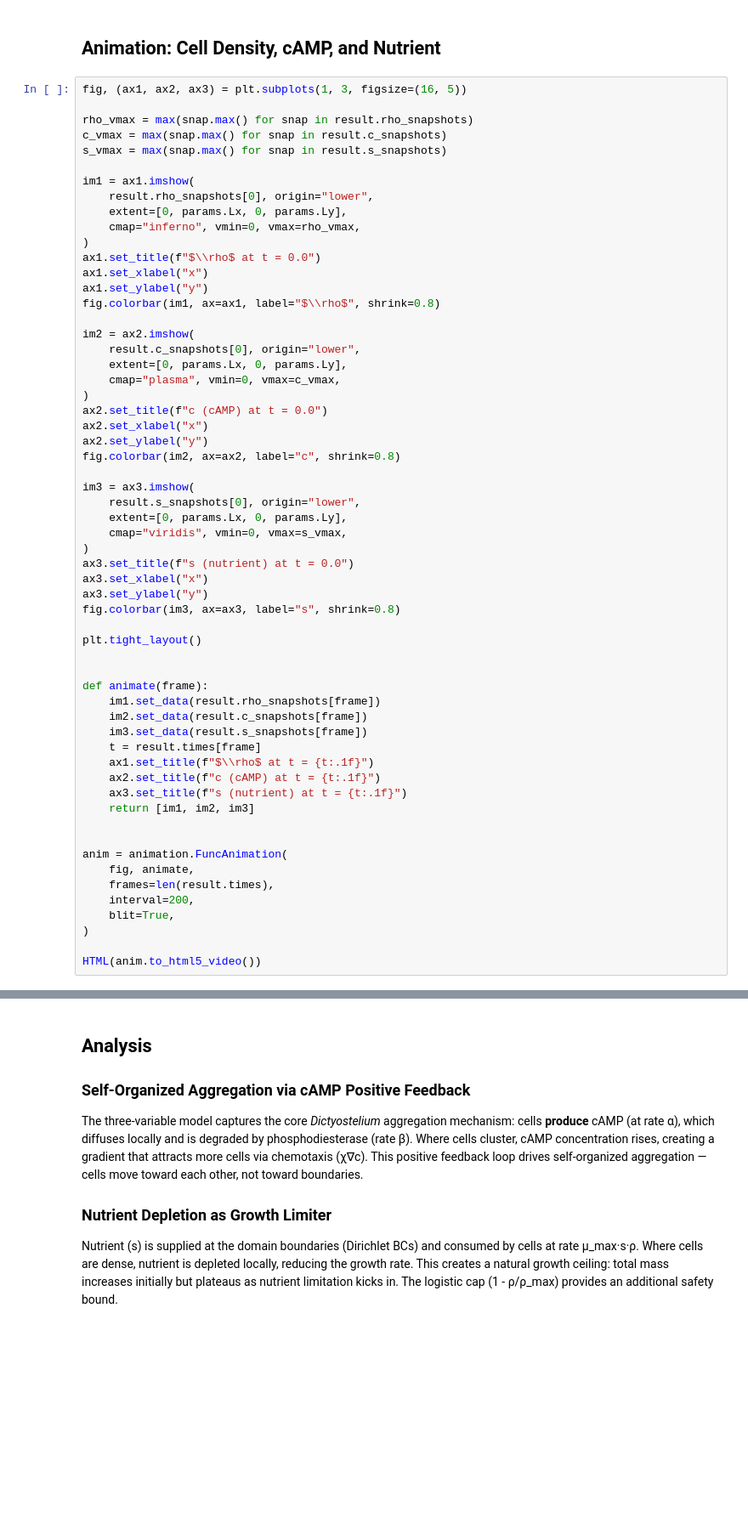
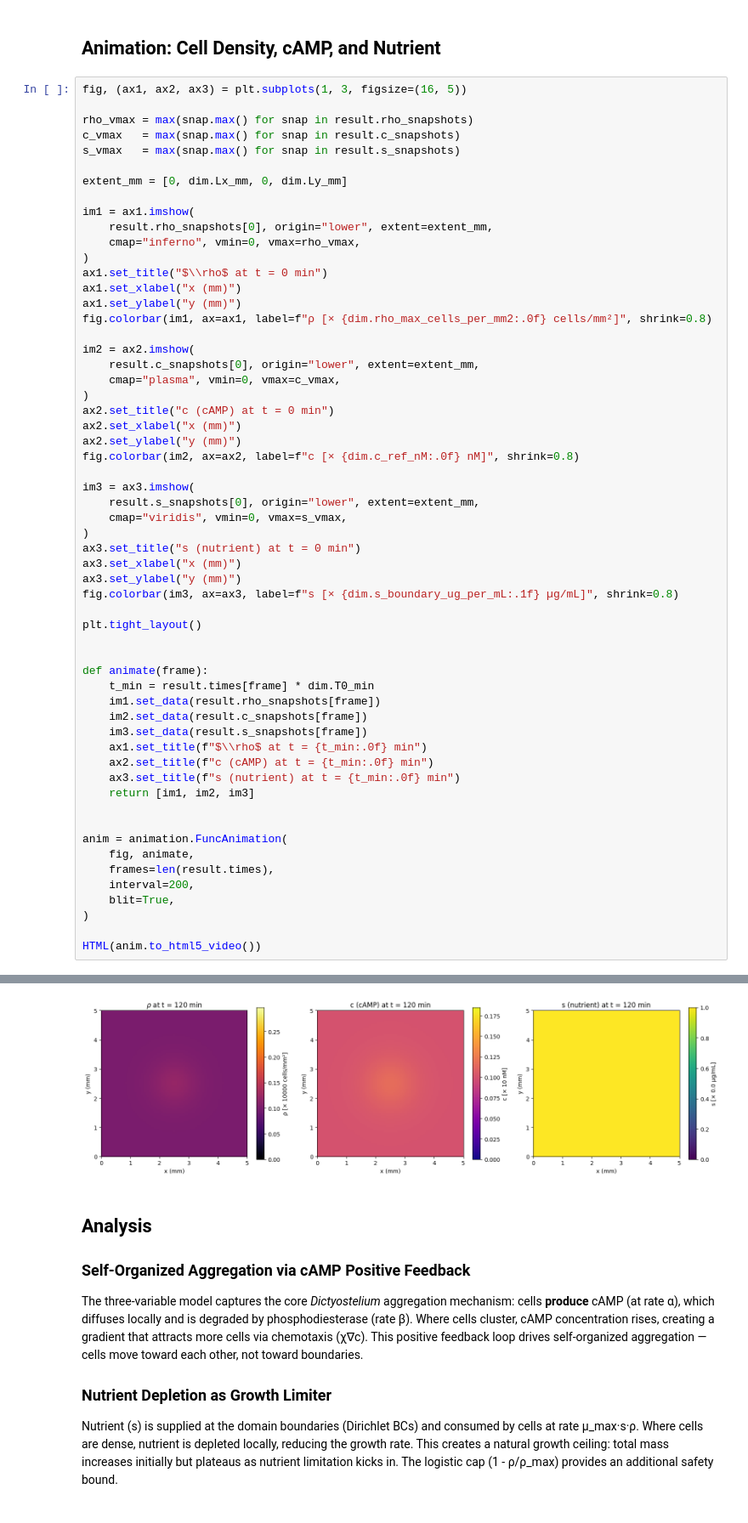
Before and after one commit to kylehtunis/keller-segel, a Jupyter notebook: analysis.ipynb, the cells around one changed output, grey strips where cells are left out. Shown at 85% size. Drawn from its saved outputs; the diff is of its cells as text; blank space fills up the shorter version.

```diff
--- a/analysis.ipynb
+++ b/analysis.ipynb
@@ -165,50 +216,49 @@ plt.show()
 fig, (ax1, ax2, ax3) = plt.subplots(1, 3, figsize=(16, 5))
 
 rho_vmax = max(snap.max() for snap in result.rho_snapshots)
-c_vmax = max(snap.max() for snap in result.c_snapshots)
-s_vmax = max(snap.max() for snap in result.s_snapshots)
+c_vmax   = max(snap.max() for snap in result.c_snapshots)
+s_vmax   = max(snap.max() for snap in result.s_snapshots)
+
+extent_mm = [0, dim.Lx_mm, 0, dim.Ly_mm]
 
 im1 = ax1.imshow(
-    result.rho_snapshots[0], origin="lower",
-    extent=[0, params.Lx, 0, params.Ly],
+    result.rho_snapshots[0], origin="lower", extent=extent_mm,
     cmap="inferno", vmin=0, vmax=rho_vmax,
 )
-ax1.set_title(f"$\\rho$ at t = 0.0")
-ax1.set_xlabel("x")
-ax1.set_ylabel("y")
-fig.colorbar(im1, ax=ax1, label="$\\rho$", shrink=0.8)
+ax1.set_title("$\\rho$ at t = 0 min")
+ax1.set_xlabel("x (mm)")
+ax1.set_ylabel("y (mm)")
+fig.colorbar(im1, ax=ax1, label=f"ρ [× {dim.rho_max_cells_per_mm2:.0f} cells/mm²]", shrink=0.8)
 
 im2 = ax2.imshow(
-    result.c_snapshots[0], origin="lower",
-    extent=[0, params.Lx, 0, params.Ly],
+    result.c_snapshots[0], origin="lower", extent=extent_mm,
     cmap="plasma", vmin=0, vmax=c_vmax,
 )
-ax2.set_title(f"c (cAMP) at t = 0.0")
-ax2.set_xlabel("x")
-ax2.set_ylabel("y")
-fig.colorbar(im2, ax=ax2, label="c", shrink=0.8)
+ax2.set_title("c (cAMP) at t = 0 min")
+ax2.set_xlabel("x (mm)")
+ax2.set_ylabel("y (mm)")
+fig.colorbar(im2, ax=ax2, label=f"c [× {dim.c_ref_nM:.0f} nM]", shrink=0.8)
 
 im3 = ax3.imshow(
-    result.s_snapshots[0], origin="lower",
-    extent=[0, params.Lx, 0, params.Ly],
+    result.s_snapshots[0], origin="lower", extent=extent_mm,
     cmap="viridis", vmin=0, vmax=s_vmax,
 )
-ax3.set_title(f"s (nutrient) at t = 0.0")
-ax3.set_xlabel("x")
-ax3.set_ylabel("y")
-fig.colorbar(im3, ax=ax3, label="s", shrink=0.8)
+ax3.set_title("s (nutrient) at t = 0 min")
+ax3.set_xlabel("x (mm)")
+ax3.set_ylabel("y (mm)")
+fig.colorbar(im3, ax=ax3, label=f"s [× {dim.s_boundary_ug_per_mL:.1f} µg/mL]", shrink=0.8)
 
 plt.tight_layout()
 
 
 def animate(frame):
+    t_min = result.times[frame] * dim.T0_min
     im1.set_data(result.rho_snapshots[frame])
     im2.set_data(result.c_snapshots[frame])
     im3.set_data(result.s_snapshots[frame])
-    t = result.times[frame]
-    ax1.set_title(f"$\\rho$ at t = {t:.1f}")
-    ax2.set_title(f"c (cAMP) at t = {t:.1f}")
-    ax3.set_title(f"s (nutrient) at t = {t:.1f}")
+    ax1.set_title(f"$\\rho$ at t = {t_min:.0f} min")
+    ax2.set_title(f"c (cAMP) at t = {t_min:.0f} min")
+    ax3.set_title(f"s (nutrient) at t = {t_min:.0f} min")
     return [im1, im2, im3]
 
 
@@ -220,3 +270,4 @@ anim = animation.FuncAnimation(
 )
 
 HTML(anim.to_html5_video())
+# %% [output]
@@ -223,3 +275,4 @@ HTML(anim.to_html5_video())
+[figure, added]
 # %% [markdown]
 ## Analysis
 
```
Also changed, not shown: parts of 10 cells of this notebook, 8 other files.
